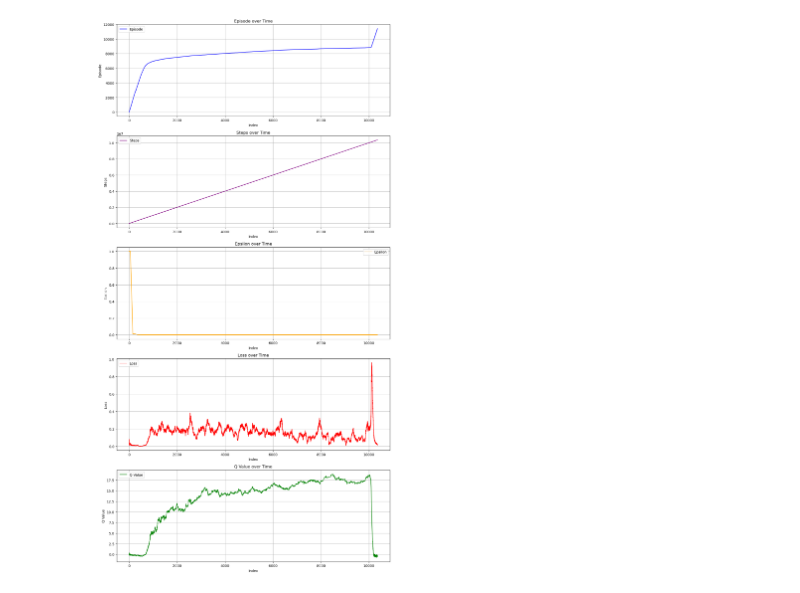
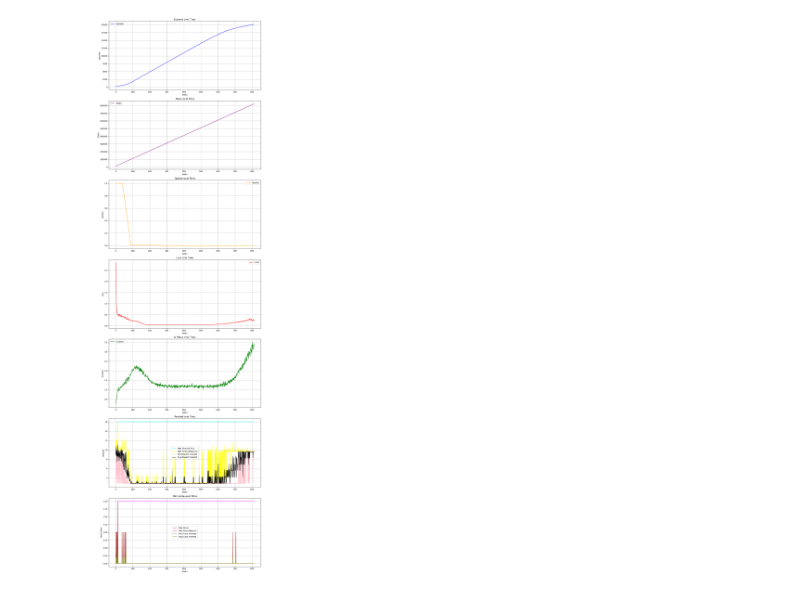
Before and after one commit to WhizZest/Book_Code_RL, a Jupyter notebook: ch07_值函数逼近/非线性逼近/FlappBird-v0/readCSV.ipynb, the cells around one changed output. Saved outputs shown, nothing was run; the diff lists cells and outputs as text; code cells hidden in the pictures.

```diff
--- a/ch07_值函数逼近/非线性逼近/FlappBird-v0/readCSV.ipynb
+++ b/ch07_值函数逼近/非线性逼近/FlappBird-v0/readCSV.ipynb
@@ -11,7 +11,7 @@ def plot_csv_data(file_name, num_last_episodes=None):
         data = pd.read_csv(file_name)
 
         # 检查文件中是否包含需要的列
-        required_columns = ["Time", "episode", "Steps", "epsilon", "loss", "Q_value"]
+        required_columns = ["Time", "episode", "Steps", "epsilon", "loss", "Q_value", "max_reward_total", "max_score", "max_score_nearest", "min_score_nearest", "avg_score_nearest", "max_reward_nearest", "min_reward_nearest", "avg_reward_nearest"]
         if not all(col in data.columns for col in required_columns):
             print(f"文件中缺少以下必需列：{set(required_columns) - set(data.columns)}")
             return
@@ -24,7 +24,7 @@ def plot_csv_data(file_name, num_last_episodes=None):
         plt.figure(figsize=(12, 40))
 
         # 绘制 episode 图像
-        plt.subplot(9, 1, 1)
+        plt.subplot(7, 1, 1)
         plt.plot(data["episode"], label="Episode", color='blue')
         plt.xlabel("Index")
         plt.ylabel("Episode")
@@ -33,7 +33,7 @@ def plot_csv_data(file_name, num_last_episodes=None):
         plt.legend()
 
         # 绘制 Steps 图像
-        plt.subplot(9, 1, 2)
+        plt.subplot(7, 1, 2)
         plt.plot(data["Steps"], label="Steps", color='purple')
         plt.xlabel("Index")
         plt.ylabel("Steps")
@@ -42,7 +42,7 @@ def plot_csv_data(file_name, num_last_episodes=None):
         plt.legend()
 
         # 绘制 epsilon 图像
-        plt.subplot(9, 1, 3)
+        plt.subplot(7, 1, 3)
         plt.plot(data["epsilon"], label="Epsilon", color='orange')
         plt.xlabel("Index")
         plt.ylabel("Epsilon")
@@ -51,36 +51,60 @@ def plot_csv_data(file_name, num_last_episodes=None):
         plt.legend()
 
         # 绘制 loss 图像
-        plt.subplot(9, 1, 4)
+        plt.subplot(7, 1, 4)
         plt.plot(data["loss"], label="Loss", color='red')
         plt.xlabel("Index")
         plt.ylabel("Loss")
         plt.title("Loss over Time")
         plt.grid()
         plt.legend()
 
         # 绘制 Q_value 图像
-        plt.subplot(9, 1, 5)
+        plt.subplot(7, 1, 5)
         plt.plot(data["Q_value"], label="Q Value", color='green')
         plt.xlabel("Index")
         plt.ylabel("Q Value")
         plt.title("Q Value over Time")
+        plt.grid()
+        plt.legend()
+
+        # 绘制 max_reward_total、max_reward_nearest、min_reward_nearest、avg_reward_nearest 图像
+        plt.subplot(7, 1, 6)
+        plt.plot(data["max_reward_total"], label="Max Reward Total", color='cyan')
+        plt.plot(data["max_reward_nearest"], label="Max Reward Nearest", color='yellow')
+        plt.plot(data["min_reward_nearest"], label="Min Reward Nearest", color='pink')
+        plt.plot(data["avg_reward_nearest"], label="Avg Reward Nearest", color='black')
+        plt.xlabel("Index")
+        plt.ylabel("Reward")
+        plt.title("Reward over Time")
+        plt.grid()
+        plt.legend()
+
+        # 绘制 max_score,max_score_nearest,min_score_nearest,avg_score_nearest 图像
+        plt.subplot(7, 1, 7)
+        plt.plot(data["max_score"], label="Max Score", color='magenta')
+        plt.plot(data["max_score_nearest"], label="Max Score Nearest", color='brown')
+        plt.plot(data["min_score_nearest"], label="Min Score Nearest", color='gray')
+        plt.plot(data["avg_score_nearest"], label="Avg Score Nearest", color='olive')
+        plt.xlabel("Index")
+        plt.ylabel("Max Score")
+        plt.title("Max Score over Time")
         plt.grid()
         plt.legend()
 
         # 调整布局并显示图像
         plt.tight_layout()
         plt.show()
 
     except FileNotFoundError:
         print("文件未找到，请检查文件名后重试。")
     except pd.errors.EmptyDataError:
         print("文件为空，请检查文件内容。")
     except Exception as e:
         print(f"发生错误：{e}")
 
-csv_file = f'dueling_dqn_noise_MultiStep_PER_2024-12-13_16-26-30.csv'
-# 调用函数，只显示最后 20 个数据
+csv_file = f'dueling_dqn_noise_MultiStep_PER_2024-12-24_18-26-02.csv'
+# 调用函数，只显示最后 100 个数据
 plot_csv_data(csv_file)
 # %% [output]
-[figure, old version]
+[figure, new version]
```
Also changed, not shown: 6 other files.
